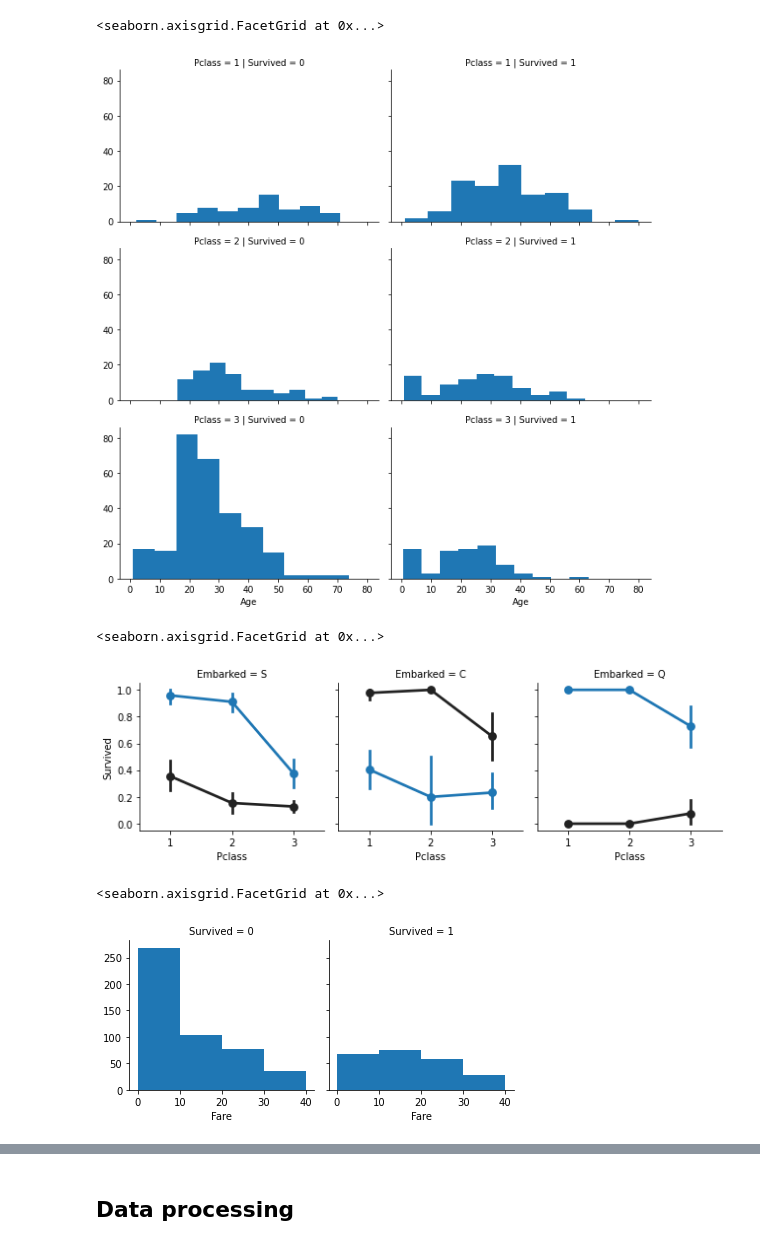
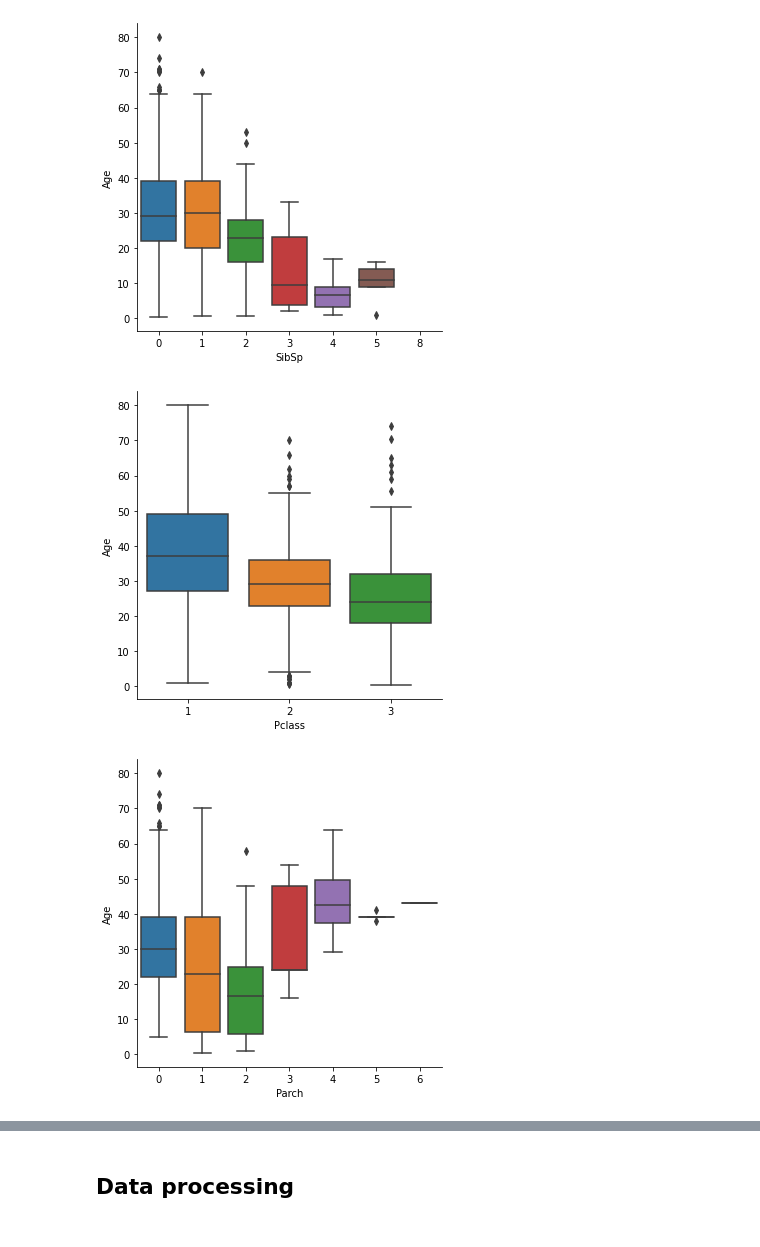
Before and after one commit to tuogy/kaggle-titanic, a Jupyter notebook: main.ipynb, the cells around one changed output, grey strips where cells are left out. Saved outputs shown, nothing was run; the diff lists cells and outputs as text; code cells hidden in the pictures.

```diff
--- a/main.ipynb
+++ b/main.ipynb
@@ -35,18 +58,7 @@ g.map(plt.hist, 'Fare', bins=30)
-# %%
-g = sns.FacetGrid(train_data, row='Pclass', col='Survived', aspect=1.5)
-g.map(plt.hist, 'Age')
-# %% [output]
-<seaborn.axisgrid.FacetGrid at 0x...>
-[figure, removed]
-# %%
-g = sns.FacetGrid(train_data, col='Embarked')
-g.map(sns.pointplot, 'Pclass', 'Survived', 'Sex')
-# %% [output]
-<seaborn.axisgrid.FacetGrid at 0x...>
-[figure, removed]
-# %%
-g = sns.FacetGrid(train_data, col='Survived')
-g.map(plt.hist, 'Fare', bins=[0, 10, 20, 30, 40])
-# %% [output]
-<seaborn.axisgrid.FacetGrid at 0x...>
-[figure, removed]
+# %%
+for f in ['SibSp', 'Pclass', 'Parch', 'Embarked']:
+    sns.catplot(x=f, y='Age', data=train_data, kind='box')
+# %% [output]
+[figure, added]
+[figure, added]
+[figure, added]
```
Also changed, not shown: parts of 57 cells of this notebook.
